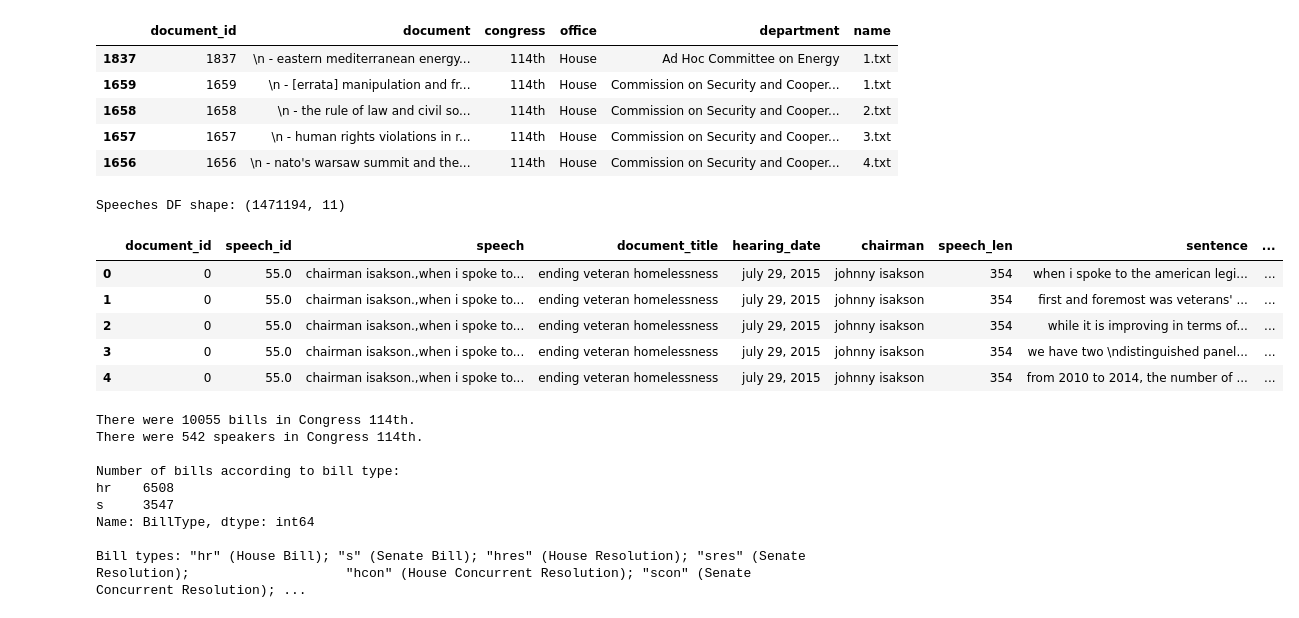
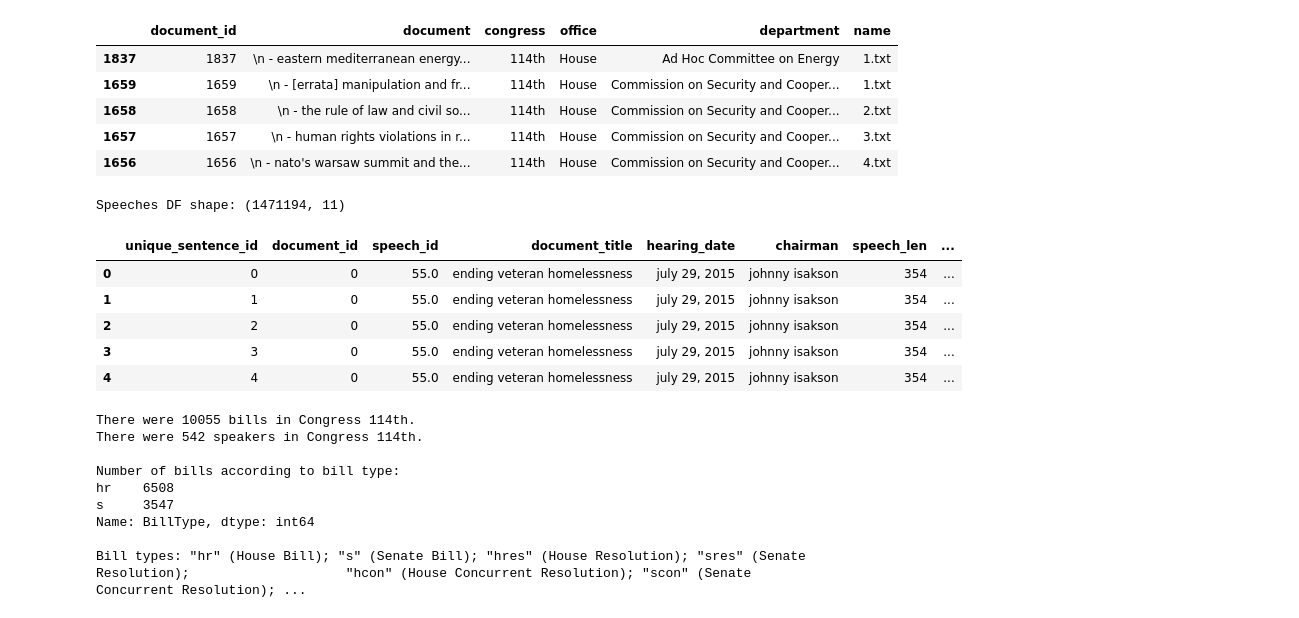
Before and after one commit to inescsv/congress_speech_analysis, a Jupyter notebook: 1_speech_analysis_bills_sentiment_analysis.ipynb, the cells around one changed output. Saved outputs shown, nothing was run; the diff lists cells and outputs as text; code cells hidden in the pictures.

```diff
--- a/1_speech_analysis_bills_sentiment_analysis.ipynb
+++ b/1_speech_analysis_bills_sentiment_analysis.ipynb
@@ -79,20 +79,20 @@ Congressional Hearings DF shape: (2535, 6)
 | 1657 | 1657 | \n - human rights violations in r... | 114th | House | Commission on Security and Cooper... | 3.txt |
 | 1656 | 1656 | \n - nato's warsaw summit and the... | 114th | House | Commission on Security and Cooper... | 4.txt |
 # %%
-path = '/Users/yc00027/Documents/GitHub/congress_speech_analysis/Archives/speeches_df.csv'
-speeches_df = pd.read_csv(path)
-speeches_df = speeches_df[speeches_df['sentence_len'] > 3]
+path = '/Users/yc00027/Documents/GitHub/congress_speech_analysis/speeches_df.csv'
+speeches_df = pd.read_csv(path).reset_index().rename(columns={'index': 'unique_sentence_id'})
+speeches_df.drop(columns=['speech'], inplace=True)
 
 print(f'Speeches DF shape: {speeches_df.shape}')
 speeches_df.head()
 # %% [output]
 Speeches DF shape: (1471194, 11)
-|  | document_id | speech_id | speech | document_title | hearing_date | chairman | speech_len | sentence | ... |
-| 0 | 0 | 55.0 | chairman isakson.,when i spoke to... | ending veteran homelessness | july 29, 2015 | johnny isakson | 354 | when i spoke to the american legi... | ... |
-| 1 | 0 | 55.0 | chairman isakson.,when i spoke to... | ending veteran homelessness | july 29, 2015 | johnny isakson | 354 | first and foremost was veterans' ... | ... |
-| 2 | 0 | 55.0 | chairman isakson.,when i spoke to... | ending veteran homelessness | july 29, 2015 | johnny isakson | 354 | while it is improving in terms of... | ... |
-| 3 | 0 | 55.0 | chairman isakson.,when i spoke to... | ending veteran homelessness | july 29, 2015 | johnny isakson | 354 | we have two \ndistinguished panel... | ... |
-| 4 | 0 | 55.0 | chairman isakson.,when i spoke to... | ending veteran homelessness | july 29, 2015 | johnny isakson | 354 | from 2010 to 2014, the number of ... | ... |
+|  | unique_sentence_id | document_id | speech_id | document_title | hearing_date | chairman | speech_len | ... |
+| 0 | 0 | 0 | 55.0 | ending veteran homelessness | july 29, 2015 | johnny isakson | 354 | ... |
+| 1 | 1 | 0 | 55.0 | ending veteran homelessness | july 29, 2015 | johnny isakson | 354 | ... |
+| 2 | 2 | 0 | 55.0 | ending veteran homelessness | july 29, 2015 | johnny isakson | 354 | ... |
+| 3 | 3 | 0 | 55.0 | ending veteran homelessness | july 29, 2015 | johnny isakson | 354 | ... |
+| 4 | 4 | 0 | 55.0 | ending veteran homelessness | july 29, 2015 | johnny isakson | 354 | ... |
 # %%
 bills93_114_df = pd.read_csv('bills93-114.csv', error_bad_lines=False, encoding='ISO-8859-1', sep = ';')
 bills_114 = bills93_114_df[bills93_114_df['Cong'] == 114]
```
Also changed, not shown: parts of 13 cells of this notebook, 1 other file.
